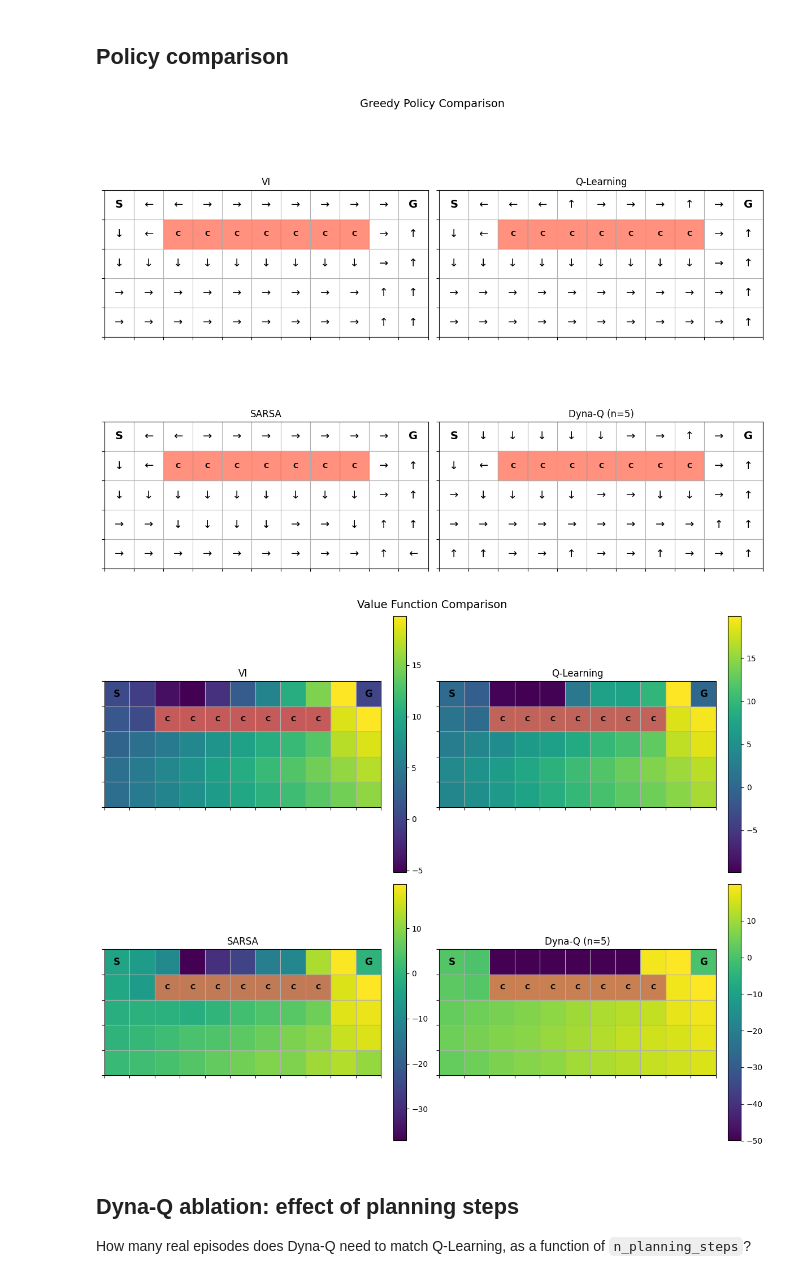
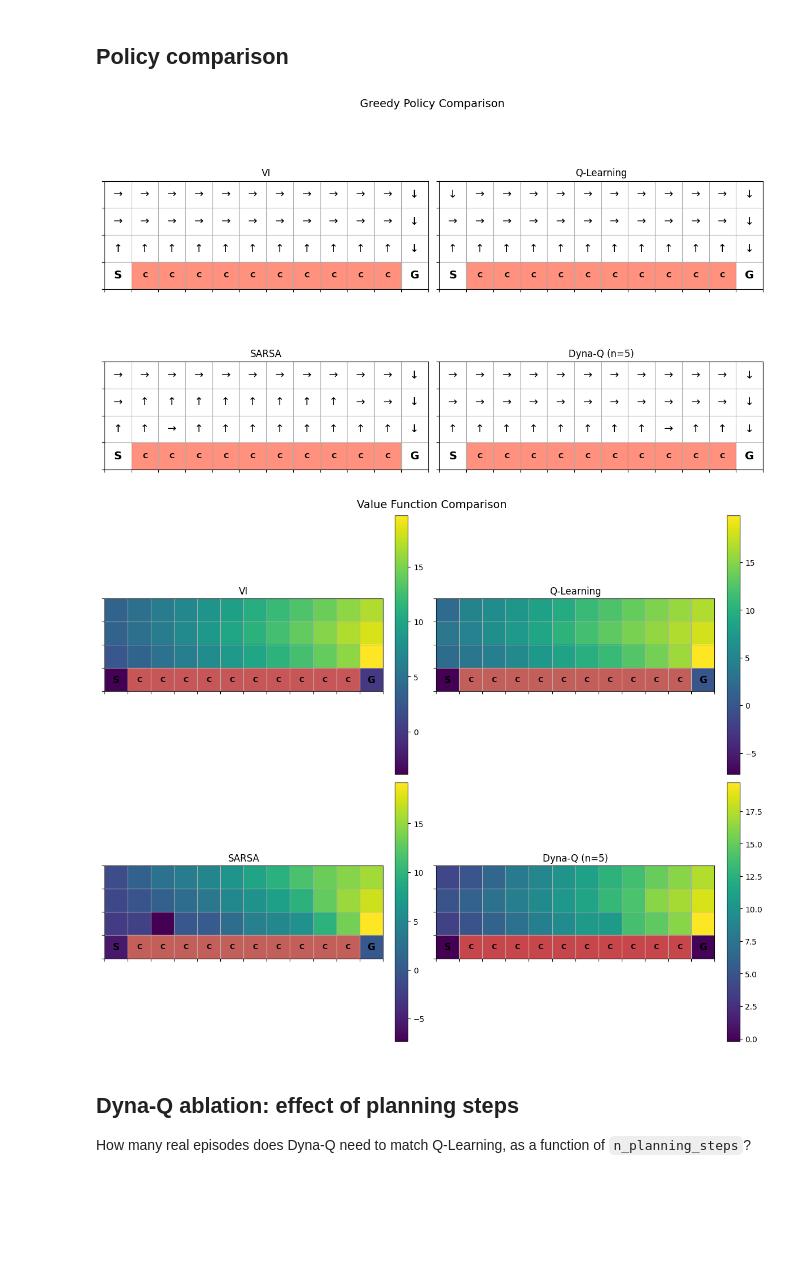
Before and after one commit to sKsieciunio/wsi-RL, a Jupyter notebook: CliffExperiments.ipynb, the cells around one changed output. Cells and saved outputs as stored; diff of their text form; code cells hidden in the pictures; blank space fills up the shorter version.

```diff
--- a/CliffExperiments.ipynb
+++ b/CliffExperiments.ipynb
@@ -21,14 +30,18 @@ from helpers.dynaq import dyna_q
 ## Environment setup
 # %%
 # --- shared config ---
-NUM_ROWS, NUM_COLS = 5, 11
-START, GOAL = (0, 0), (0, 10)
-CLIFF_CELLS = {(1, c+2) for c in range(7)}   # bottom row except goal
+NUM_ROWS, NUM_COLS = 4, 12
+START, GOAL = (3, 0), (3, 11)                        # bottom-left / bottom-right
+CLIFF_CELLS = {(3, c) for c in range(1, 11)}         # bottom row between start and goal
 
-SLIP_PROB    = 0.1
+# SLIP_PROB must be 0 for the classic Q-learning vs SARSA result.
+# The cliff risk comes entirely from epsilon-greedy exploration randomly choosing DOWN.
+# With environmental slip both algorithms experience identical actual cliff hits, which
+# washes out the policy difference — Q-learning no longer prefers the risky path.
+SLIP_PROB    = 0.0
 STEP_REWARD  = -1.0
 GOAL_REWARD  = 20.0
-CLIFF_REWARD = -50.0
+CLIFF_REWARD = -100.0
 MAX_STEPS    = 200
 GAMMA        = 0.99
 SEED         = 42
@@ -47,6 +60,8 @@ def make_env():
     )
 
 env = make_env()
+plot_env(env, title="Cliff World  (C = cliff, S = start, G = goal)")
+print(f"States: {env.num_states}, Cliffs: {len(env.cliff_fields)}, Slip prob: {env.slip_prob}")
 # %%
 plot_env(env, title="Cliff World  (C = cliff, S = start, G = goal)")
 print(f"States: {env.num_states}, Cliffs: {len(env.cliff_fields)}, Slip prob: {env.slip_prob}")
@@ -78,11 +93,13 @@ plt.show()
 # %% [markdown]
 ## Q-Learning
 # %%
-N_EPISODES   = 15_000
-ALPHA        = 0.2
-EPSILON      = 0.8
-EPSILON_MIN  = 0.01
-EPSILON_DECAY= 0.9998
+N_EPISODES    = 10_000
+ALPHA         = 0.1
+# Constant epsilon — this is the key to reproducing the classic result.
+# With decaying epsilon both algorithms converge to greedy and the difference disappears.
+EPSILON       = 0.1
+EPSILON_MIN   = 0.1   # same as EPSILON → no decay
+EPSILON_DECAY = 1.0
 
 env_ql = make_env()
 Q_ql, rewards_ql = q_learning(
@@ -196,41 +213,41 @@ pi_ql    = np.argmax(Q_ql,    axis=1).astype(float)
 pi_sarsa = np.argmax(Q_sarsa, axis=1).astype(float)
 pi_dynaq = np.argmax(Q_dynaq, axis=1).astype(float)
 
-fig, axes = plt.subplots(2, 2, figsize=(12, 10))
+fig, axes = plt.subplots(2, 2, figsize=(12, 8))
 for ax, policy, env_ref, title in zip(
     axes.flat,
     [pi_vi,    pi_ql,        pi_sarsa, pi_dynaq],
     [env_vi,   env_ql,       env_sarsa, env_dynaq],
     ["VI", "Q-Learning", "SARSA", f"Dyna-Q (n={N_PLANNING})"],
 ):
     plot_policy(env_ref, policy, title=title, ax=ax)
 
 plt.suptitle("Greedy Policy Comparison", fontsize=14)
 plt.tight_layout()
 plt.savefig("cliff_policies.png", dpi=150)
 plt.show()
 
 # --- value heatmap comparison ---
 V_ql    = np.max(Q_ql,    axis=1)
 V_sarsa = np.max(Q_sarsa, axis=1)
 V_dynaq = np.max(Q_dynaq, axis=1)
 
-fig, axes = plt.subplots(2, 2, figsize=(12, 10))
+fig, axes = plt.subplots(2, 2, figsize=(12, 8))
 for ax, V, env_ref, title in zip(
     axes.flat,
     [V_vi,     V_ql,         V_sarsa,  V_dynaq],
     [env_vi,   env_ql,       env_sarsa, env_dynaq],
     ["VI", "Q-Learning", "SARSA", f"Dyna-Q (n={N_PLANNING})"],
 ):
     plot_value_heatmap(env_ref, V, title=title, ax=ax)
 
 plt.suptitle("Value Function Comparison", fontsize=14)
 plt.tight_layout()
 plt.savefig("cliff_values.png", dpi=150)
 plt.show()
 # %% [output]
-[figure, old version]
+[figure, new version]
-[figure, old version]
+[figure, new version]
 # %% [markdown]
 ## Dyna-Q ablation: effect of planning steps
 How many real episodes does Dyna-Q need to match Q-Learning, as a function of `n_planning_steps`?
```
Also changed, not shown: parts of 11 cells of this notebook, 1 other file.
